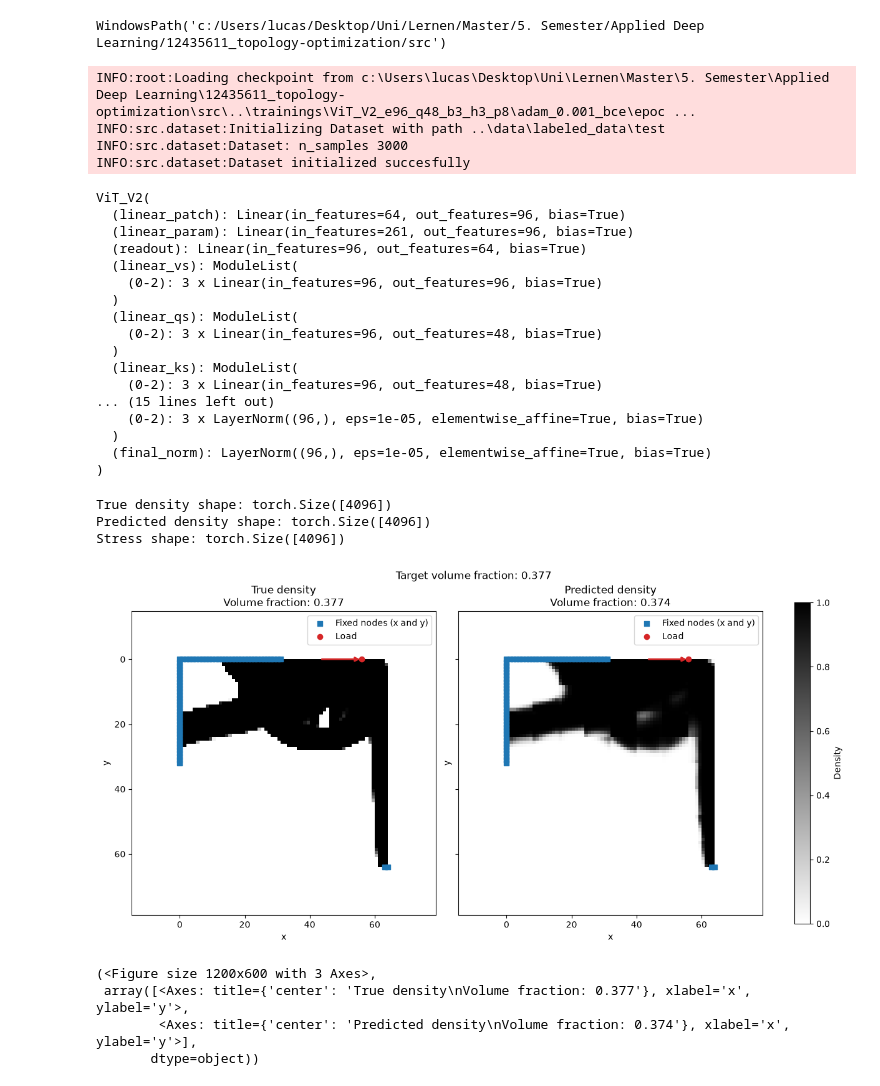
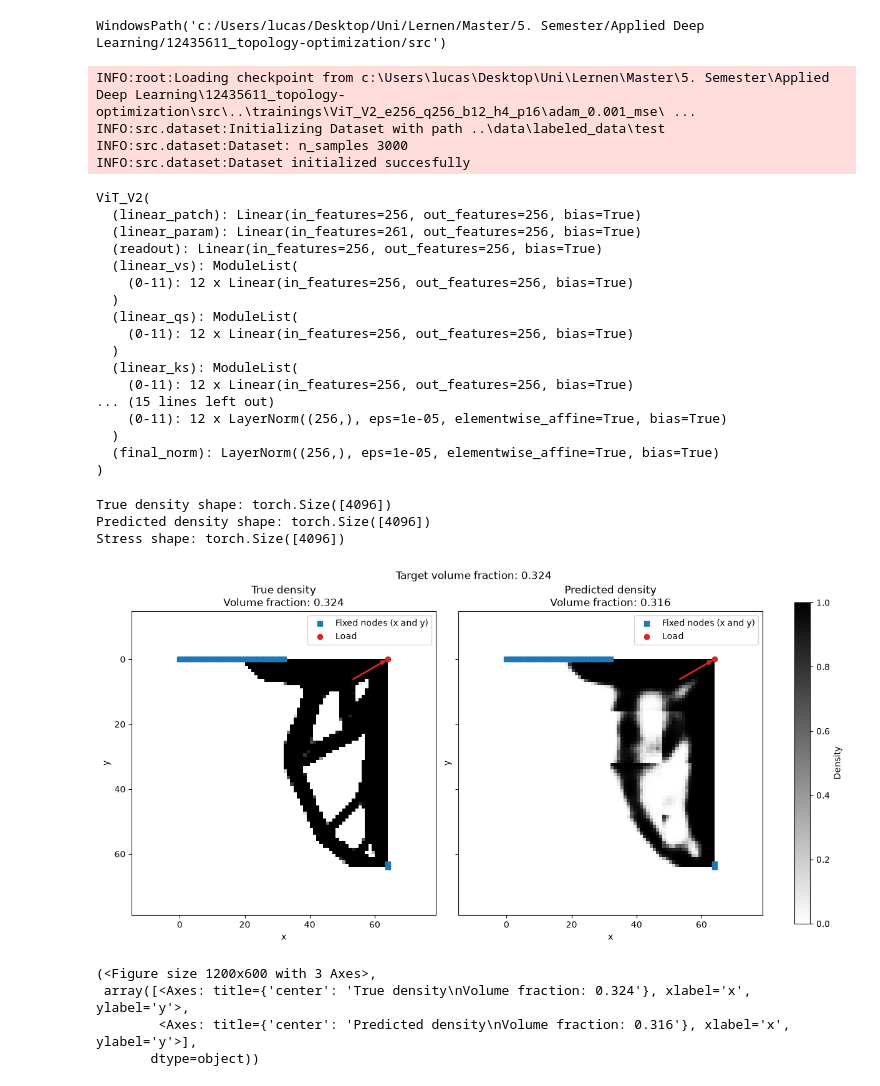
Before and after one commit to lucasvoncorvin/12435611_topology-optimization, a Jupyter notebook: src/eval.ipynb, the cells around one changed output. Saved outputs shown, nothing was run; the diff lists cells and outputs as text; code cells hidden in the pictures.

```diff
--- a/src/eval.ipynb
+++ b/src/eval.ipynb
@@ -30,7 +30,7 @@ WindowsPath('c:/Users/lucas/Desktop/Uni/Lernen/Master/5. Semester/Applied Deep L
 # %%
 # load model
 
-path = Path.cwd() / "../trainings/ViT_V2_e96_q48_b3_h3_p8/adam_0.001_bce/epoch_200.pth"
+path = Path.cwd() / "../trainings/ViT_V2_e256_q256_b12_h4_p16/adam_0.001_mse/from_e30/adam_0.0003_mse/epoch_80.pth"
 checkpoint: Checkpoint = load_checkpoint(path)
 dataset = TODataset(Path("./../data/labeled_data/test"), patch_size=checkpoint.model_spec.patch_size)
 model_state_dict = checkpoint.model_state_dict
@@ -44,32 +44,32 @@ model = ViT_V2(
 model.load_state_dict(checkpoint.model_state_dict)
 model.eval()  # set the model to evaluation mode
 # %% [output]
-INFO:root:Loading checkpoint from c:\Users\lucas\Desktop\Uni\Lernen\Master\5. Semester\Applied Deep Learning\12435611_topology-optimization\src\..\trainings\ViT_V2_e96_q48_b3_h3_p8\adam_0.001_bce\epoc ...
+INFO:root:Loading checkpoint from c:\Users\lucas\Desktop\Uni\Lernen\Master\5. Semester\Applied Deep Learning\12435611_topology-optimization\src\..\trainings\ViT_V2_e256_q256_b12_h4_p16\adam_0.001_mse\ ...
 INFO:src.dataset:Initializing Dataset with path ..\data\labeled_data\test
 INFO:src.dataset:Dataset: n_samples 3000
 INFO:src.dataset:Dataset initialized succesfully
 ViT_V2(
-  (linear_patch): Linear(in_features=64, out_features=96, bias=True)
-  (linear_param): Linear(in_features=261, out_features=96, bias=True)
-  (readout): Linear(in_features=96, out_features=64, bias=True)
+  (linear_patch): Linear(in_features=256, out_features=256, bias=True)
+  (linear_param): Linear(in_features=261, out_features=256, bias=True)
+  (readout): Linear(in_features=256, out_features=256, bias=True)
   (linear_vs): ModuleList(
-    (0-2): 3 x Linear(in_features=96, out_features=96, bias=True)
+    (0-11): 12 x Linear(in_features=256, out_features=256, bias=True)
   )
   (linear_qs): ModuleList(
-    (0-2): 3 x Linear(in_features=96, out_features=48, bias=True)
+    (0-11): 12 x Linear(in_features=256, out_features=256, bias=True)
   )
   (linear_ks): ModuleList(
-    (0-2): 3 x Linear(in_features=96, out_features=48, bias=True)
+    (0-11): 12 x Linear(in_features=256, out_features=256, bias=True)
 ... (15 lines left out)
-    (0-2): 3 x LayerNorm((96,), eps=1e-05, elementwise_affine=True, bias=True)
+    (0-11): 12 x LayerNorm((256,), eps=1e-05, elementwise_affine=True, bias=True)
   )
-  (final_norm): LayerNorm((96,), eps=1e-05, elementwise_affine=True, bias=True)
+  (final_norm): LayerNorm((256,), eps=1e-05, elementwise_affine=True, bias=True)
 )
 # %%
 from src.utils import orientation_angle
 
 
-sample_idx = 2 #13 # 10 # 14 #
+sample_idx = 13 # 14 # 100 # 13 #
 # todo: check 103 -> data
 sample = dataset[sample_idx]
 volume_fraction = sample[0][0]
@@ -85,37 +85,40 @@ true_density = sample[1]
 
 # sample = preprocess(volume_fraction, load, bcs_one_hot, stress, checkpoint.model_spec.patch_size)
 with torch.no_grad():
     predicted_density = model(sample[0].unsqueeze(0)).squeeze(0)
 
 # round to 1 or 0
 # predicted_density = (predicted_density > 0.5).float()
 
 print("True density shape:", true_density.shape)
 print("Predicted density shape:", predicted_density.shape)
 print("Stress shape:", stress.shape)
 
 # stress = stress
 # true_density = true_density
 # with torch.no_grad():
 #     predicted_density = predicted_density
 
 
+# predicted_density = (predicted_density > 0.5).float()
+# true_density = (true_density > 0.5).float()
+
 visualize(
     true_density,
     predicted_density,
     patch_size=checkpoint.model_spec.patch_size,
     load=load,
     bcs_one_hot=bcs_one_hot,
     volume_fraction=volume_fraction
 )
 # %% [output]
 True density shape: torch.Size([4096])
 Predicted density shape: torch.Size([4096])
 Stress shape: torch.Size([4096])
-[figure, old version]
+[figure, new version]
 (<Figure size 1200x600 with 3 Axes>,
- array([<Axes: title={'center': 'True density\nVolume fraction: 0.377'}, xlabel='x', ylabel='y'>,
-        <Axes: title={'center': 'Predicted density\nVolume fraction: 0.374'}, xlabel='x', ylabel='y'>],
+ array([<Axes: title={'center': 'True density\nVolume fraction: 0.324'}, xlabel='x', ylabel='y'>,
+        <Axes: title={'center': 'Predicted density\nVolume fraction: 0.316'}, xlabel='x', ylabel='y'>],
        dtype=object))
 # %%
 # plot learning curves
```
Also changed, not shown: parts of 4 cells of this notebook, 1 other file.
